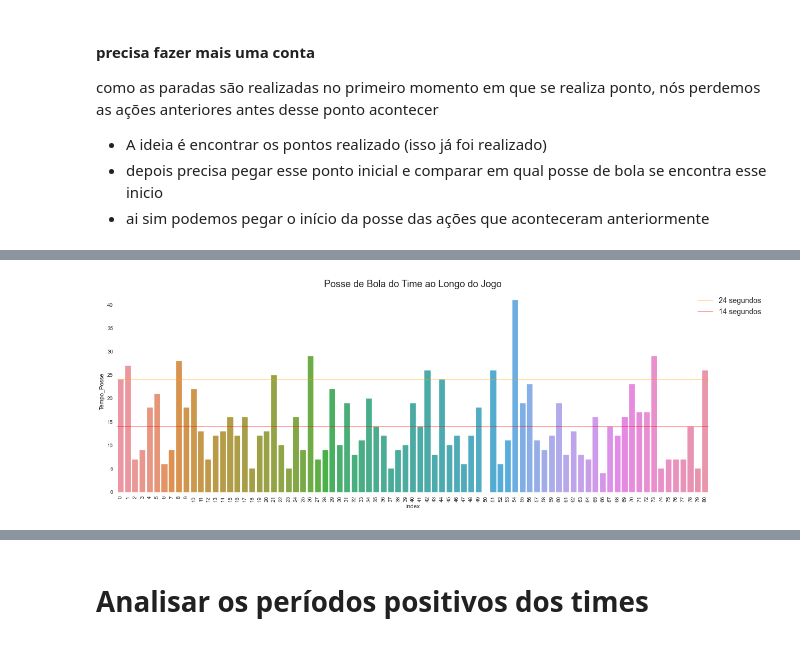
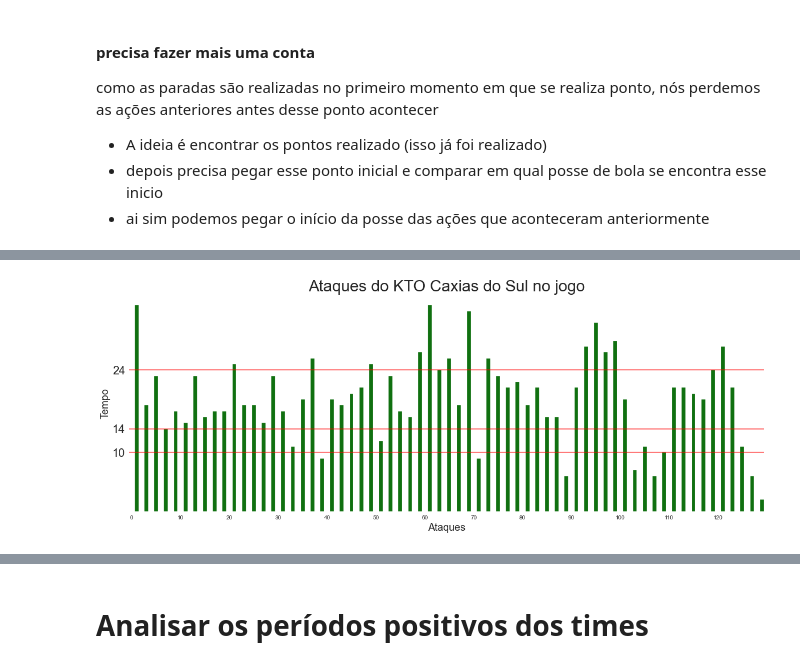
Before and after one commit to Rafael-Prochnow/Analise-descritiva-para-um-time, a Jupyter notebook: Jogada_Jogada.ipynb, the cells around one changed output, grey strips where cells are left out. Saved outputs shown, nothing was run; the diff lists cells and outputs as text; code cells hidden in the pictures.

```diff
--- a/Jogada_Jogada.ipynb
+++ b/Jogada_Jogada.ipynb
@@ -560,0 +616,9 @@ grafico_posse_time1
+# %%
+lu_time_b = posse_de_bola
+lu_time_b['Time_Novo'] = 0
+# %%
+for x in range(len(posse_de_bola)):
+    if lu_time_b['Time'][x] == sigla_time_b:
+        lu_time_b.loc[x,'Time_Novo'] = lu_time_b['Tempo'][x]
+    else:
+        pass
@@ -561,3 +641,6 @@ grafico_posse_time1
+# %%
+grafico_posse_time2 = lu_time_b
+grafico_posse_time2.reset_index(inplace=True)
 # %%
 grafico_posse_time2
 # %% [output]
@@ -577,13 +660,21 @@ grafico_posse_time2
+# %%
+x2 = grafico_posse_time2['index']
+my_xticks2 = x2
+frequency2 = 10
 # %%
 plt.style.use('seaborn')
 sns.set_style('white')
 plt.figure(figsize=(20,7))
-sns.barplot(x='index', y='Tempo_Posse', data=grafico_posse_time1)
-plt.title('Posse de Bola do Time ao Longo do Jogo', fontsize=18)
-plt.xticks(rotation=90)
-plt.axhline(24, color='orange', alpha=0.4, label = '24 segundos')
-plt.axhline(14, color='red', alpha=0.4, label = '14 segundos')
-plt.legend(loc='upper right', bbox_to_anchor=(1.1, 1), prop={'size':14})
-plt.savefig('RELATORIO/teste3.png', format='png')
+sns.barplot(x='index', y='Time_Novo', data=grafico_posse_time2, color='g')
+plt.title(f'Ataques do {nome_time_fora} no jogo', fontsize=28)
+plt.yticks([10,14,24], fontsize=20)
+plt.ylabel('Tempo', fontsize=18)
+plt.xlabel('Ataques', fontsize=18)
+plt.xticks(x2[::frequency2], my_xticks2[::frequency2])
+plt.axhline(24, color='red', alpha=0.6, label = '24 segundos')
+plt.axhline(14, color='red', alpha=0.6, label = '14 segundos')
+plt.axhline(10, color='red', alpha=0.6, label = '10 segundos')
+# plt.legend(loc='upper right', bbox_to_anchor=(1.1, 1), prop={'size':14})
+plt.savefig('RELATORIO/teste4.png', format='png')
 # %% [output]
-[figure, old version]
+[figure, new version]
```
Also changed, not shown: parts of 191 cells of this notebook.
